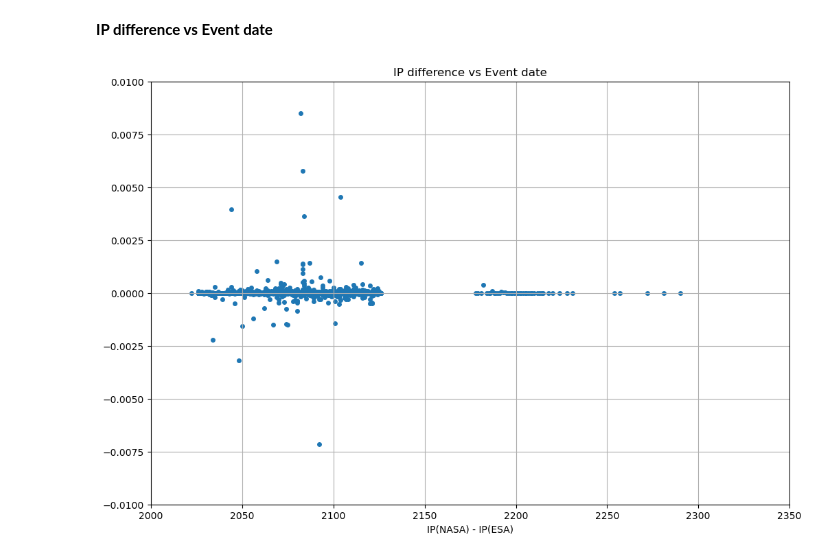
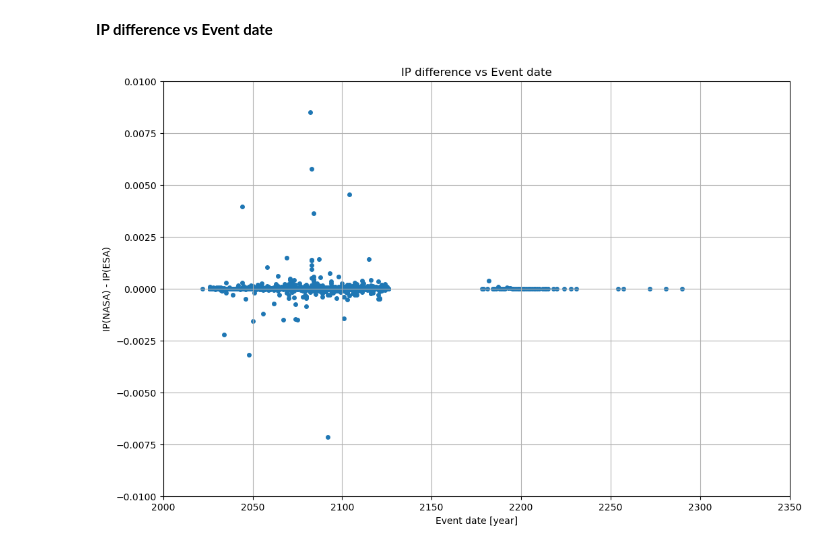
Before and after one commit to kiyo-astro/ASTR302_projectNEO, a Jupyter notebook: view_result.ipynb, the cells around one changed output. Cells and saved outputs as stored; diff of their text form; code cells hidden in the pictures.

```diff
--- a/view_result.ipynb
+++ b/view_result.ipynb
@@ -151,12 +152,12 @@ plt.show()
 # %%
 plt.figure(figsize = (12, 8))
 plt.scatter(NASA_ESA_ip_table["year"], NASA_ESA_ip_table["ip_difference"], s=16)
 plt.xlim((2000,2350))
 plt.ylim((-0.01,0.01))
 plt.xlabel("Event date [year]")
-plt.xlabel("IP(NASA) - IP(ESA)")
+plt.ylabel("IP(NASA) - IP(ESA)")
 plt.title("IP difference vs Event date")
 plt.grid()
 plt.show()
 # %% [output]
-[figure, old version]
+[figure, new version]
```
Also changed, not shown: parts of 2 cells of this notebook.
